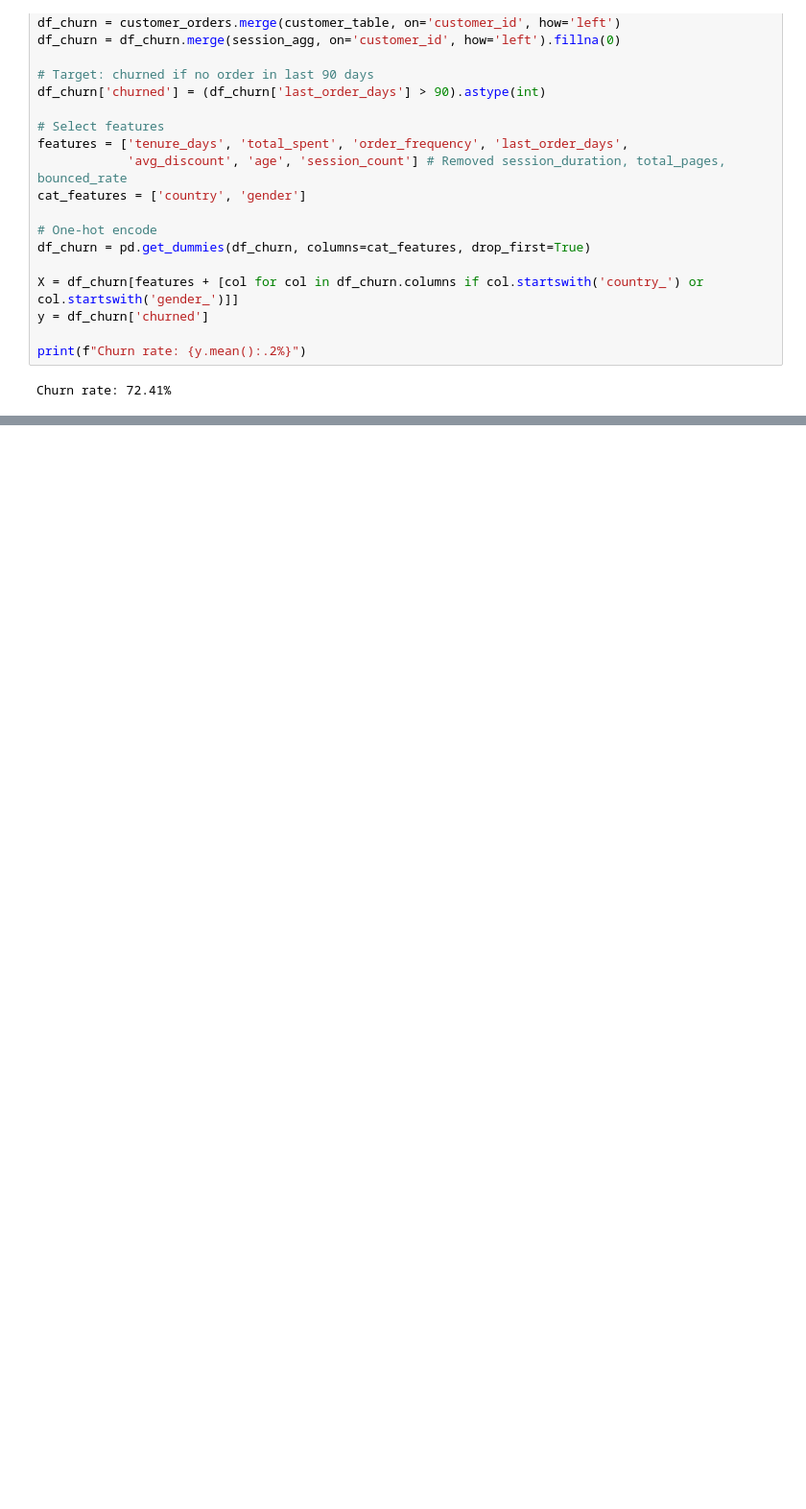
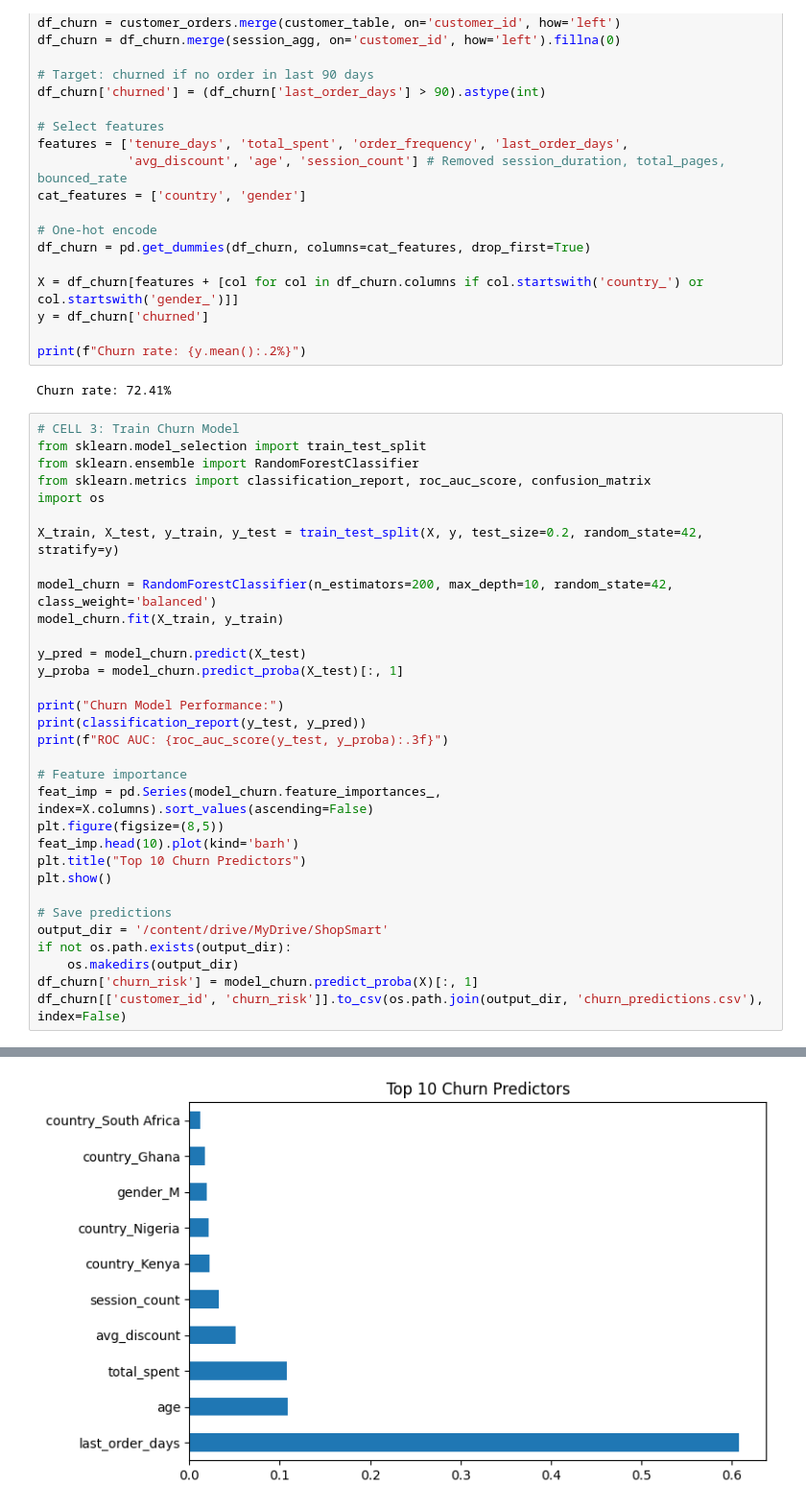
Before and after one commit to Mainabryan/SMART-_ECOMMERCE, a Jupyter notebook: Shop_smart_E_comerce.ipynb, the cells around one changed output, grey strips where cells are left out. Shown at 96% size. Cells and saved outputs as stored; diff of their text form; blank space fills up the shorter version.

```diff
--- a/Shop_smart_E_comerce.ipynb
+++ b/Shop_smart_E_comerce.ipynb
@@ -283,3 +283,36 @@ y = df_churn['churned']
 print(f"Churn rate: {y.mean():.2%}")
 # %% [output]
 Churn rate: 72.41%
+# %%
+# CELL 3: Train Churn Model
+from sklearn.model_selection import train_test_split
+from sklearn.ensemble import RandomForestClassifier
+from sklearn.metrics import classification_report, roc_auc_score, confusion_matrix
+import os
+
+X_train, X_test, y_train, y_test = train_test_split(X, y, test_size=0.2, random_state=42, stratify=y)
+
+model_churn = RandomForestClassifier(n_estimators=200, max_depth=10, random_state=42, class_weight='balanced')
+model_churn.fit(X_train, y_train)
+
+y_pred = model_churn.predict(X_test)
+y_proba = model_churn.predict_proba(X_test)[:, 1]
+
+print("Churn Model Performance:")
+print(classification_report(y_test, y_pred))
+print(f"ROC AUC: {roc_auc_score(y_test, y_proba):.3f}")
+
+# Feature importance
+feat_imp = pd.Series(model_churn.feature_importances_, index=X.columns).sort_values(ascending=False)
+plt.figure(figsize=(8,5))
+feat_imp.head(10).plot(kind='barh')
+plt.title("Top 10 Churn Predictors")
+plt.show()
+
+# Save predictions
+output_dir = '/content/drive/MyDrive/ShopSmart'
+if not os.path.exists(output_dir):
+    os.makedirs(output_dir)
+df_churn['churn_risk'] = model_churn.predict_proba(X)[:, 1]
+df_churn[['customer_id', 'churn_risk']].to_csv(os.path.join(output_dir, 'churn_predictions.csv'), index=False)
+# %% [output]
@@ -285,0 +330 @@ Churn rate: 72.41%
+[figure, added]
```
Also changed, not shown: parts of 1 cell of this notebook.
